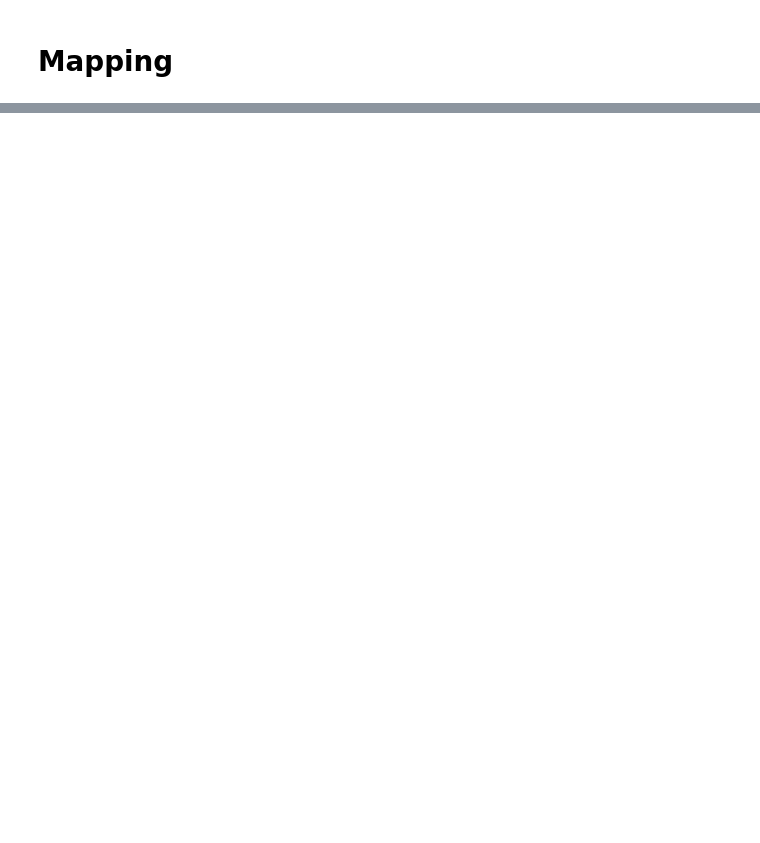
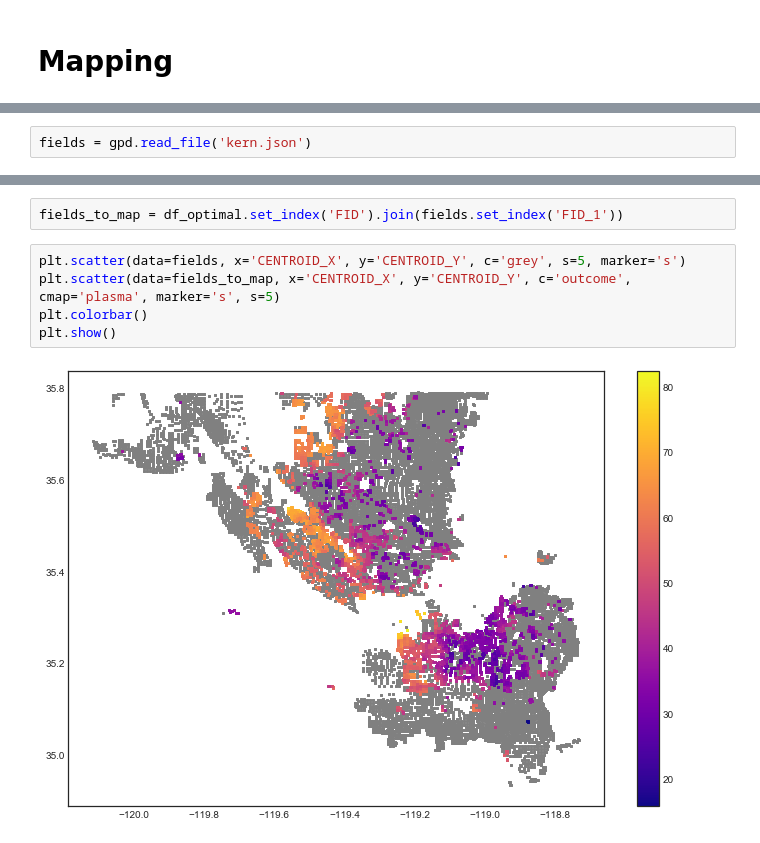
Before and after one commit to eanderson-ei/cv-mbom, a Jupyter notebook: notebooks/business-as-usual.ipynb, the cells around one changed output, grey strips where cells are left out. Cells and saved outputs as stored; diff of their text form; blank space fills up the shorter version.

Commit message:
added json file for kern fields and mapped with geopandas

```diff
--- a/notebooks/business-as-usual.ipynb
+++ b/notebooks/business-as-usual.ipynb
@@ -519,0 +509,2 @@ m.save('out_map.html')
+# %%
+fields = gpd.read_file('kern.json')
@@ -519,0 +532,9 @@ m.save('out_map.html')
+# %%
+fields_to_map = df_optimal.set_index('FID').join(fields.set_index('FID_1'))
+# %%
+plt.scatter(data=fields, x='CENTROID_X', y='CENTROID_Y', c='grey', s=5, marker='s')
+plt.scatter(data=fields_to_map, x='CENTROID_X', y='CENTROID_Y', c='outcome', cmap='plasma', marker='s', s=5)
+plt.colorbar()
+plt.show()
+# %% [output]
+[figure, added]
```
Also changed, not shown: parts of 16 cells of this notebook, 2 other files.
